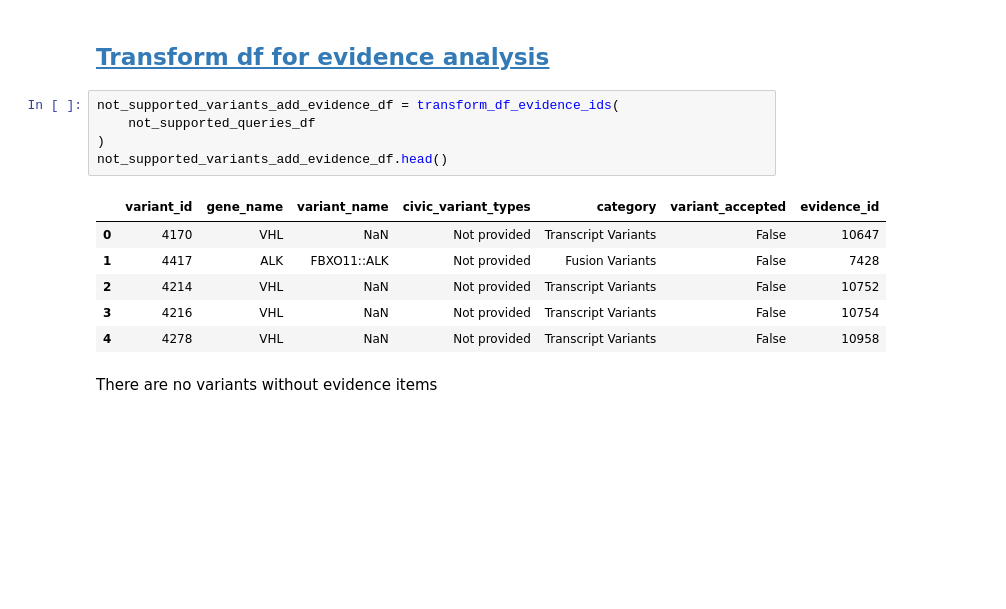
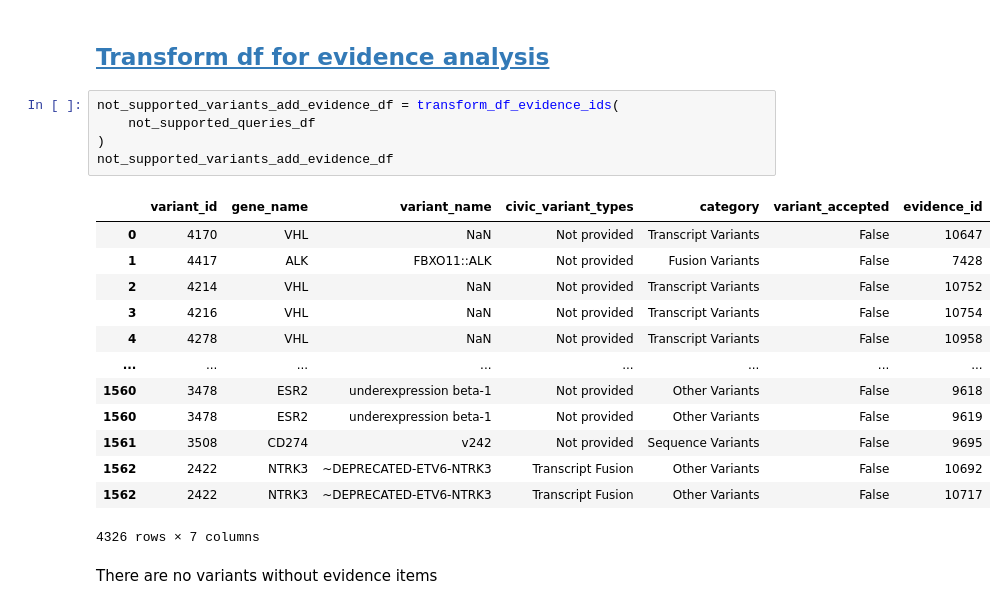
Before and after one commit to GenomicMedLab/variation-normalizer-manuscript, a Jupyter notebook: analysis/civic/evidence_analysis/civic_evidence_analysis.ipynb, the cells around one changed output. Cells and saved outputs as stored; diff of their text form; blank space fills up the shorter version.

```diff
--- a/analysis/civic/evidence_analysis/civic_evidence_analysis.ipynb
+++ b/analysis/civic/evidence_analysis/civic_evidence_analysis.ipynb
@@ -1068,15 +1046,22 @@ for category in VARIANT_CATEGORY_VALUES:  # These are not supported categories
 # %%
 not_supported_variants_add_evidence_df = transform_df_evidence_ids(
     not_supported_queries_df
 )
-not_supported_variants_add_evidence_df.head()
+not_supported_variants_add_evidence_df
 # %% [output]
 |  | variant_id | gene_name | variant_name | civic_variant_types | category | variant_accepted | evidence_id |
 | 0 | 4170 | VHL | NaN | Not provided | Transcript Variants | False | 10647 |
 | 1 | 4417 | ALK | FBXO11::ALK | Not provided | Fusion Variants | False | 7428 |
 | 2 | 4214 | VHL | NaN | Not provided | Transcript Variants | False | 10752 |
 | 3 | 4216 | VHL | NaN | Not provided | Transcript Variants | False | 10754 |
 | 4 | 4278 | VHL | NaN | Not provided | Transcript Variants | False | 10958 |
+| ... | ... | ... | ... | ... | ... | ... | ... |
+| 1560 | 3478 | ESR2 | underexpression beta-1 | Not provided | Other Variants | False | 9618 |
+| 1560 | 3478 | ESR2 | underexpression beta-1 | Not provided | Other Variants | False | 9619 |
+| 1561 | 3508 | CD274 | v242 | Not provided | Sequence Variants | False | 9695 |
+| 1562 | 2422 | NTRK3 | ~DEPRECATED-ETV6-NTRK3 | Transcript Fusion | Other Variants | False | 10692 |
+| 1562 | 2422 | NTRK3 | ~DEPRECATED-ETV6-NTRK3 | Transcript Fusion | Other Variants | False | 10717 |
+4326 rows × 7 columns
 # %% [markdown]
 There are no variants without evidence items
 # %%
```
Also changed, not shown: parts of 8 cells of this notebook.
